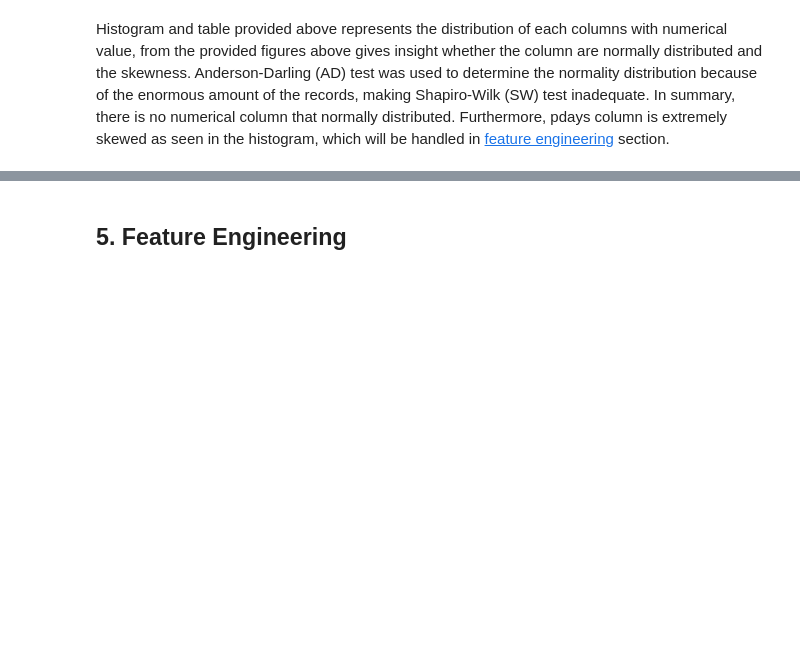
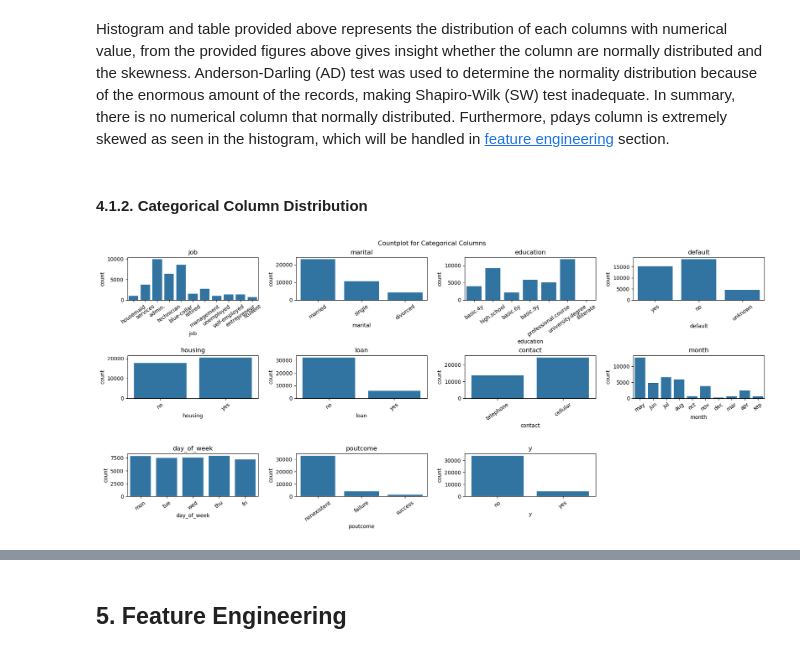
Before and after one commit to seanka/Python-BankTelemarketing-MachineLearning, a Jupyter notebook: Notebook/Notebook.ipynb, the cells around one changed output, grey strips where cells are left out. Drawn from its saved outputs; the diff is of its cells as text; code cells hidden in the pictures; blank space fills up the shorter version.

```diff
--- a/Notebook/Notebook.ipynb
+++ b/Notebook/Notebook.ipynb
@@ -563,3 +578,25 @@ pd.DataFrame({
 | 9 | nr.employed | 3293.627274 | 1.092 | 0.01 | Data does not normally distribute... |
 # %% [markdown]
 Histogram and table provided above represents the distribution of each columns with numerical value, from the provided figures above gives insight whether the column are normally distributed and the skewness. Anderson-Darling (AD) test was used to determine the normality distribution because of the enormous amount of the records, making Shapiro-Wilk (SW) test inadequate. In summary, there is no numerical column that normally distributed. Furthermore, pdays column is extremely skewed as seen in the histogram, which will be handled in [feature engineering](#pdays-column-bin) section.
+# %% [markdown]
+#### **4.1.2. Categorical Column Distribution**
+# %%
+categorical_columns = data.select_dtypes(include='object')
+
+fig, axes = plt.subplots(3, 4, figsize=(18, 8))
+
+axes = axes.flatten()
+for i, col in enumerate(categorical_columns):
+    sns.countplot(x=data[col], ax=axes[i])
+    axes[i].set_title(col)
+    axes[i].set_xticklabels(axes[i].get_xticklabels(), rotation=35)
+
+for i in range(len(categorical_columns.columns), len(axes)):
+    fig.delaxes(axes[i])
+
+plt.tight_layout()
+fig.subplots_adjust(top=0.925)
+plt.suptitle("Countplot for Categorical Columns")
+plt.show()
+# %% [output]
+[figure, added]
```
Also changed, not shown: parts of 62 cells of this notebook.
